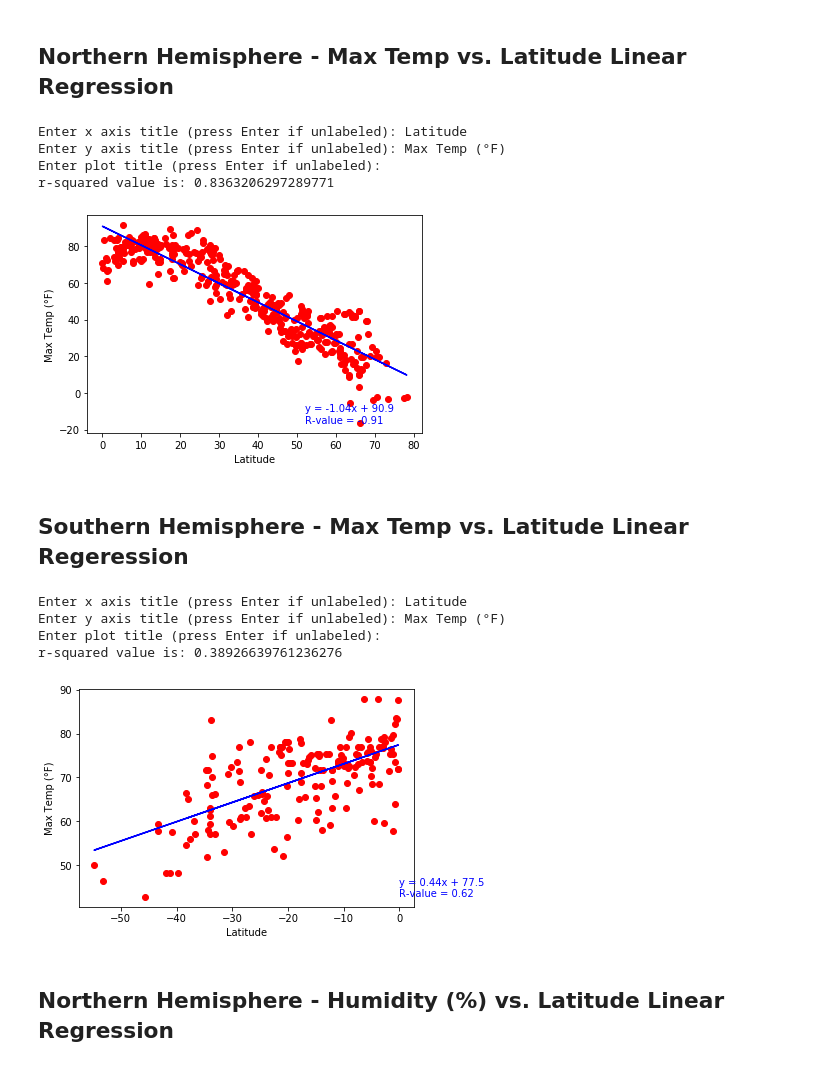
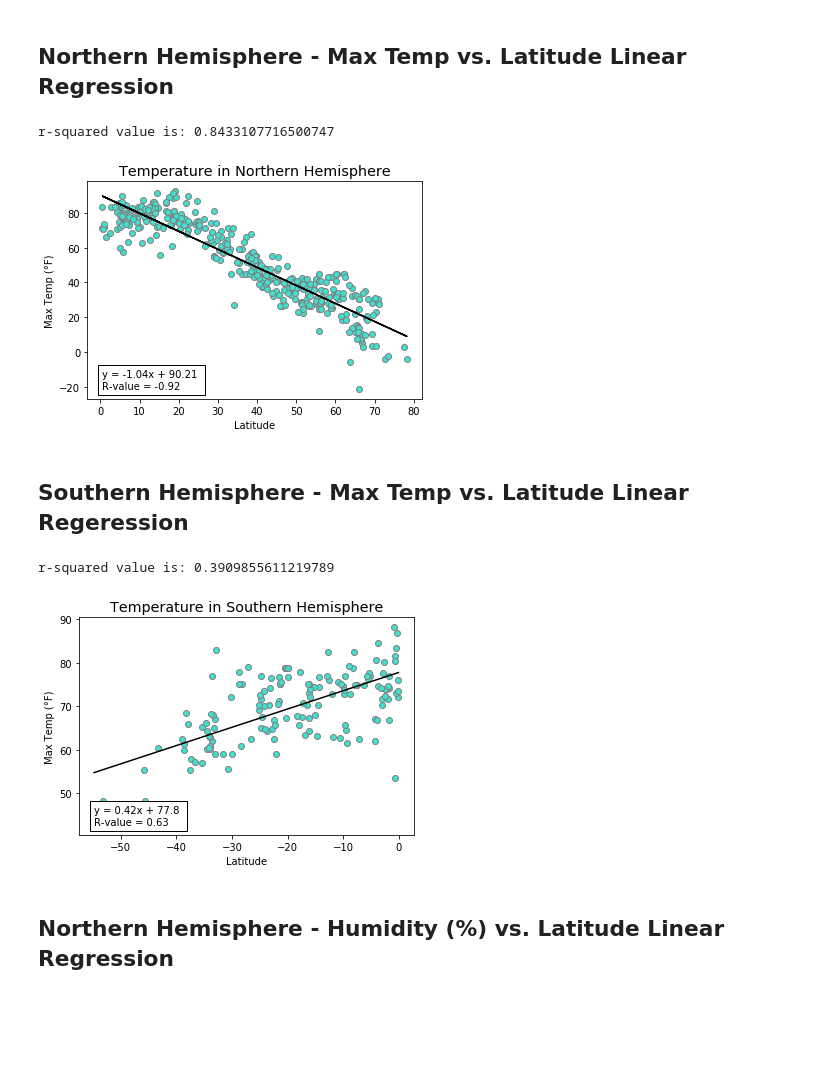
Before and after one commit to JaviSandoval94/python-api-challenge, a Jupyter notebook: WeatherPy.ipynb, the cells around one changed output. Saved outputs shown, nothing was run; the diff lists cells and outputs as text; code cells hidden in the pictures; blank space fills up the shorter version.

Commit message:
Added output images

```diff
--- a/WeatherPy.ipynb
+++ b/WeatherPy.ipynb
@@ -47,6 +48,7 @@ len(cities)
 # %% [markdown]
 # Data Retrieval
 # %%
+# Create initial lists for DataFrame
 city_list = []
 cloud_list = []
 country_list = []
@@ -57,12 +59,15 @@ lng_list = []
 max_temp_list = []
 wind_speed_list = []
 
+# Retrieve data from WeatherMap api for every city.
+
 url = "http://api.openweathermap.org/data/2.5/weather?"
 
 print("Beginning Data Retrieval \n-----------------------------")
 
 for city in cities:
 
+    data_set = 1 + floor(cities.index(city) / 50)
     params = {"appid": apikey,
              "q": city,
              "units": "imperial"}
@@ -71,7 +76,7 @@ for city in cities:
     data = request.json()
 
     try:
-        print(f"Processing Record {cities.index(city)} | {city}")
+        print(f"Processing Record {cities.index(city) % 50} of Set {data_set} | {city}")
 
         city_list.append(data["name"])
         cloud_list.append(data["clouds"]["all"])
@@ -155,24 +182,29 @@ plt.show()
 # %%
-north_hem_df = city_data_df.loc[city_data_df["Lat"] > 0,:]
-south_hem_df = city_data_df.loc[city_data_df["Lat"] < 0,:]
+#Define linear regression plot function.
+def plot_linreg (x_axis, y_axis, scatter_color, line_color, x_label, y_label, title, fig_name):
+    # Inputs:
+        # x_axis: A list containing x regression values.
+        # y_axis: A list containing y regression values.
+        # scatter_color: A string defining color for the scatter plot.
+        # line_color: A string defining color for the line and label.
+        # x_label: A string containing x axis value.
+        # y_label: A string containing y axis label.
+        # title: A string with the plot title
+        # fig_name: A string with the figure name to return in png format
 
-display(north_hem_df.head())
-display(south_hem_df.head())
-
-def plot_linreg (x_axis, y_axis, scatter_color, line_color):
-    x_label = input("Enter x axis title (press Enter if unlabeled): ")
-    y_label = input("Enter y axis title (press Enter if unlabeled): ")
-    title = input("Enter plot title (press Enter if unlabeled): ")
+    # Displays R-squared value of regression model. Plots and saves scatter plot and line regression value & equation.
 
     (slope, intercept, rvalue, pvalue, stderr) = linregress(x_axis, y_axis)
-    plt.scatter(x_axis, y_axis, c = scatter_color)
+    plt.scatter(x_axis, y_axis, c = scatter_color, edgecolors = "grey")
     plt.xlabel(x_label)
     plt.ylabel(y_label)
-    plt.title(title)
+    plt.title(title, size = "x-large")
     line_values = slope * x_axis + intercept
     plt.plot(x_axis, line_values, color = line_color)
-    plt.text(max(x_axis) * 2/3, min(y_axis), f"y = {round(slope,2)}x + {round(intercept,2)} \nR-value = {round(rvalue,2)}", color = line_color)
+    #plt.text(max(x_axis) * 2/3, min(y_axis), f"y = {round(slope,2)}x + {round(intercept,2)} \nR-value = {round(rvalue,2)}", color = line_color)
+    plt.text(min(x_axis), min(y_axis),f"y = {round(slope,2)}x + {round(intercept,2)} \nR-value = {round(rvalue,2)}", color = line_color, bbox = dict(facecolor = "white", alpha = 1))
+    plt.savefig("output_images/" + fig_name + ".png")
     print(f"r-squared value is: {rvalue**2}")
-    #plt.text(s = f"y = {round(slope,2)}x + {round(intercept,2)} \nR-value = {round(rvalue,2)}", color = line_color)
+
 
     return plt.show()
@@ -192,23 +211,17 @@ def plot_linreg (x_axis, y_axis, scatter_color, line_color):
 # %% [markdown]
 ## Northern Hemisphere - Max Temp vs. Latitude Linear Regression
 # %%
-plot_linreg(north_hem_df["Lat"], north_hem_df["Max Temp"], "red", "blue")
+plot_linreg(north_hem_df["Lat"], north_hem_df["Max Temp"], "turquoise", "black", "Latitude", "Max Temp (°F)", "Temperature in Northern Hemisphere", "maxtemp_vs_latitude_north")
 # %% [output]
-Enter x axis title (press Enter if unlabeled): Latitude
-Enter y axis title (press Enter if unlabeled): Max Temp (°F)
-Enter plot title (press Enter if unlabeled):
-r-squared value is: 0.8363206297289771
+r-squared value is: 0.8433107716500747
-[figure, old version]
+[figure, new version]
 # %% [markdown]
 ## Southern Hemisphere - Max Temp vs. Latitude Linear Regeression
 # %%
-plot_linreg(south_hem_df["Lat"], south_hem_df["Max Temp"], "red", "blue")
+plot_linreg(south_hem_df["Lat"], south_hem_df["Max Temp"], "turquoise", "black", "Latitude", "Max Temp (°F)", "Temperature in Southern Hemisphere", "maxtemp_vs_latitude_south")
 # %% [output]
-Enter x axis title (press Enter if unlabeled): Latitude
-Enter y axis title (press Enter if unlabeled): Max Temp (°F)
-Enter plot title (press Enter if unlabeled):
-r-squared value is: 0.38926639761236276
+r-squared value is: 0.3909855611219789
-[figure, old version]
+[figure, new version]
 # %% [markdown]
 ## Northern Hemisphere - Humidity (%) vs. Latitude Linear Regression
 # %%
```
Also changed, not shown: parts of 20 cells of this notebook, 13 other files.
